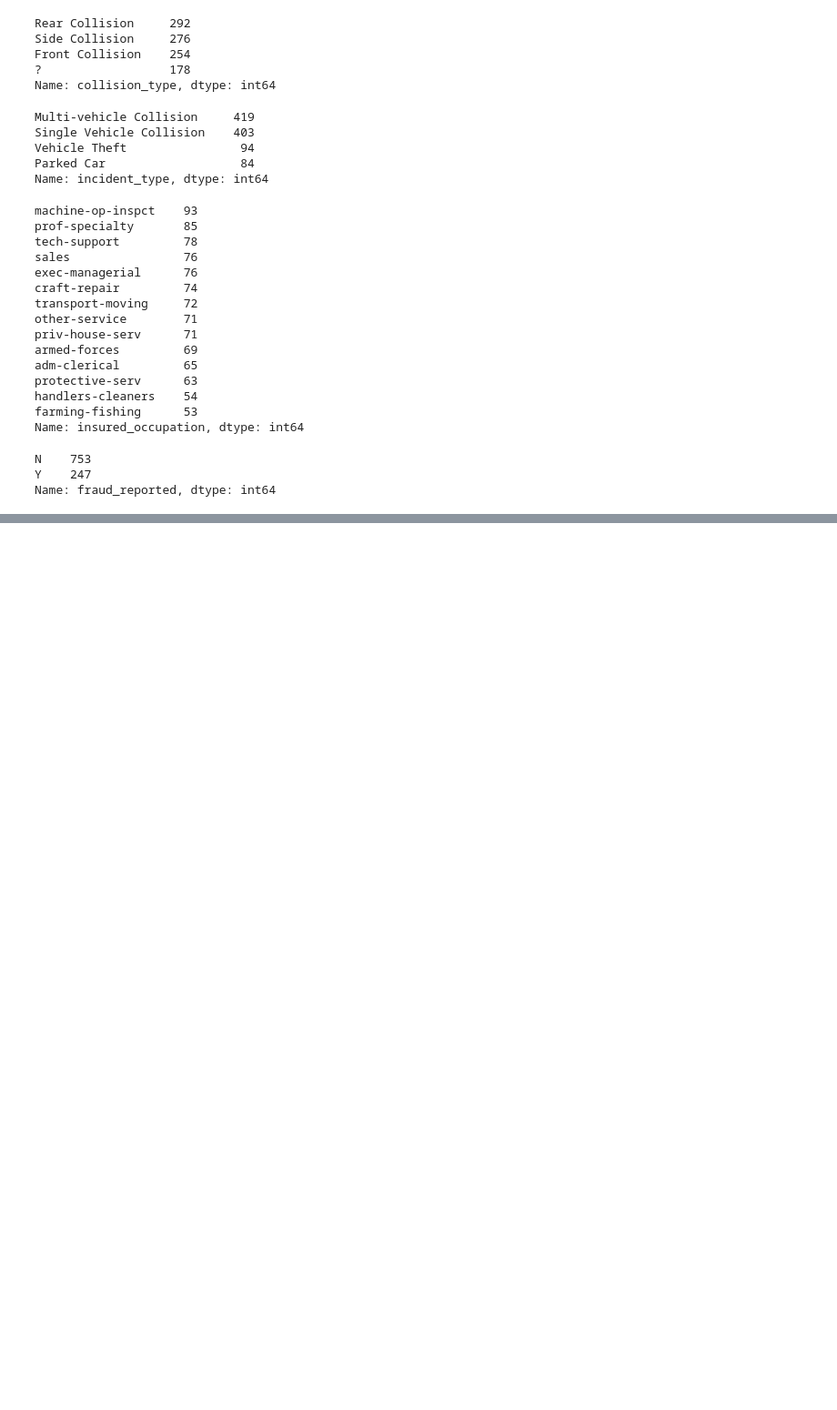
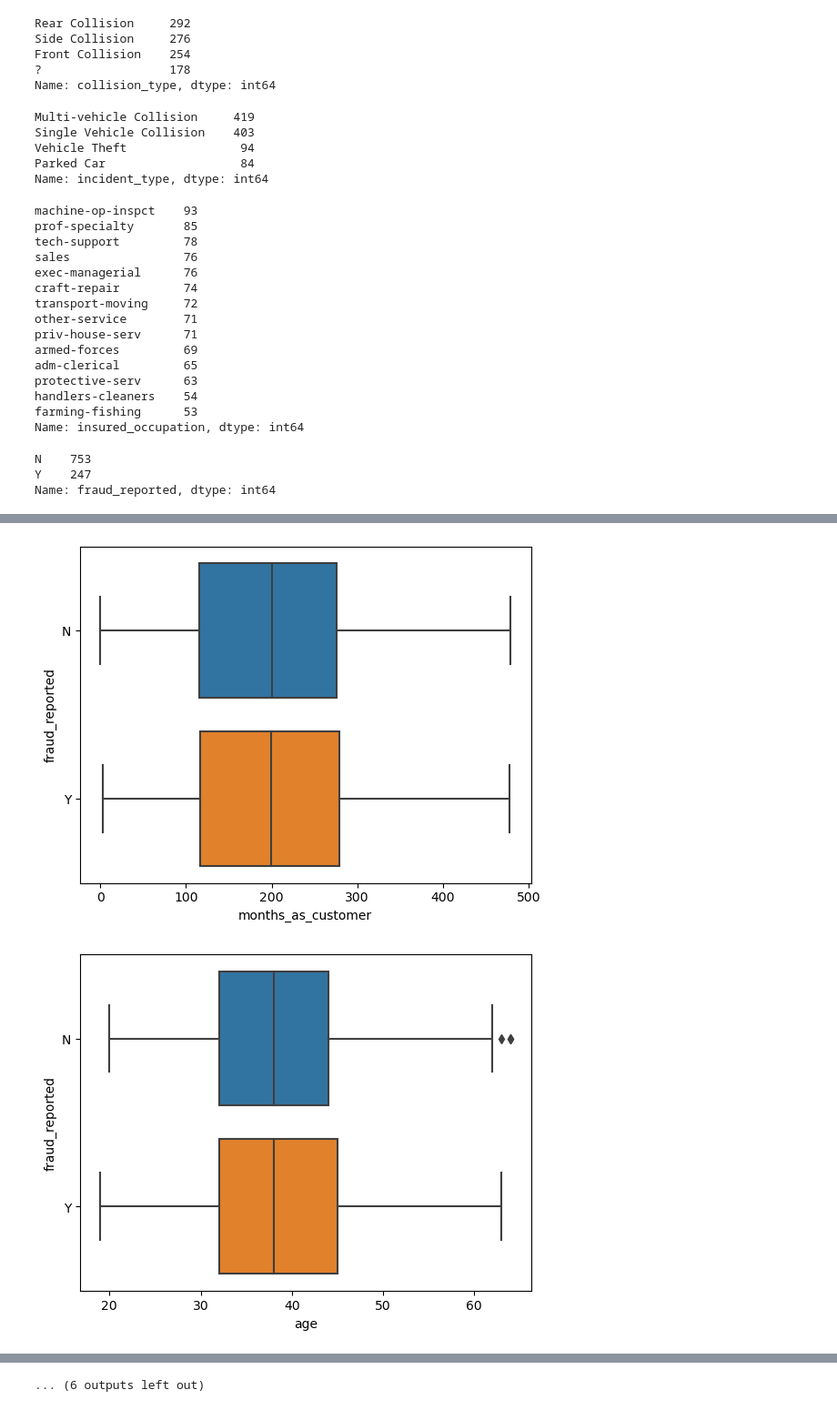
Before and after one commit to gbiamgaurav/insurance_claims, a Jupyter notebook: notebook/EDA_Insurance_claims.ipynb, the cells around one changed output, grey strips where cells are left out. Shown at 91% size. Saved outputs shown, nothing was run; the diff lists cells and outputs as text; code cells hidden in the pictures; blank space fills up the shorter version.

```diff
--- a/notebook/EDA_Insurance_claims.ipynb
+++ b/notebook/EDA_Insurance_claims.ipynb
@@ -250,0 +350,7 @@ Name: fraud_reported, dtype: int64
+# %%
+for col in num_cols:
+    sns.boxplot(y=df['fraud_reported'].astype('category'), x=col, data=df)
+    plt.show();
+# %% [output]
+[figure, added]
+[figure, added]
@@ -250,0 +367 @@ Name: fraud_reported, dtype: int64
+... (6 outputs left out)
```
Also changed, not shown: parts of 16 cells of this notebook.
